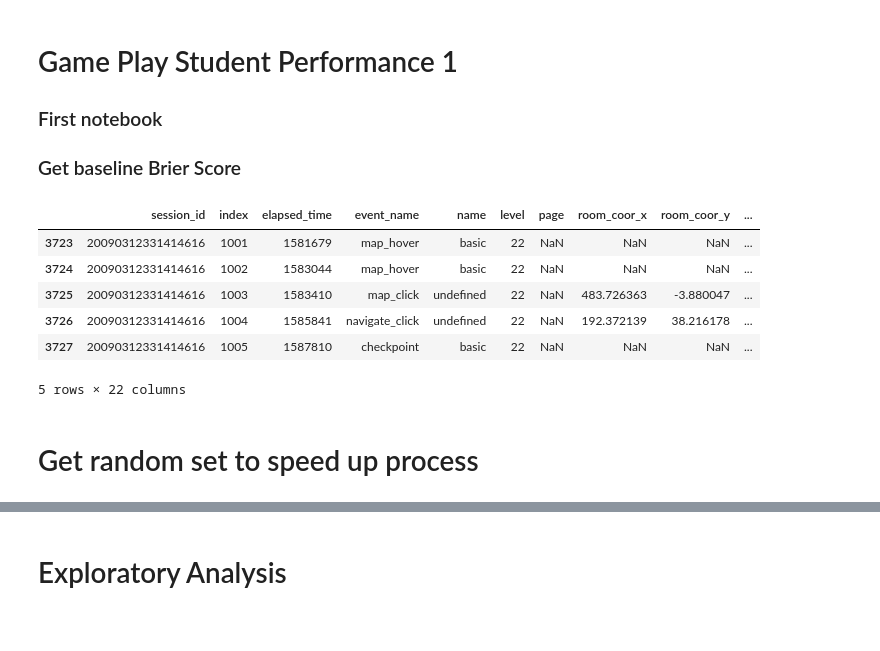
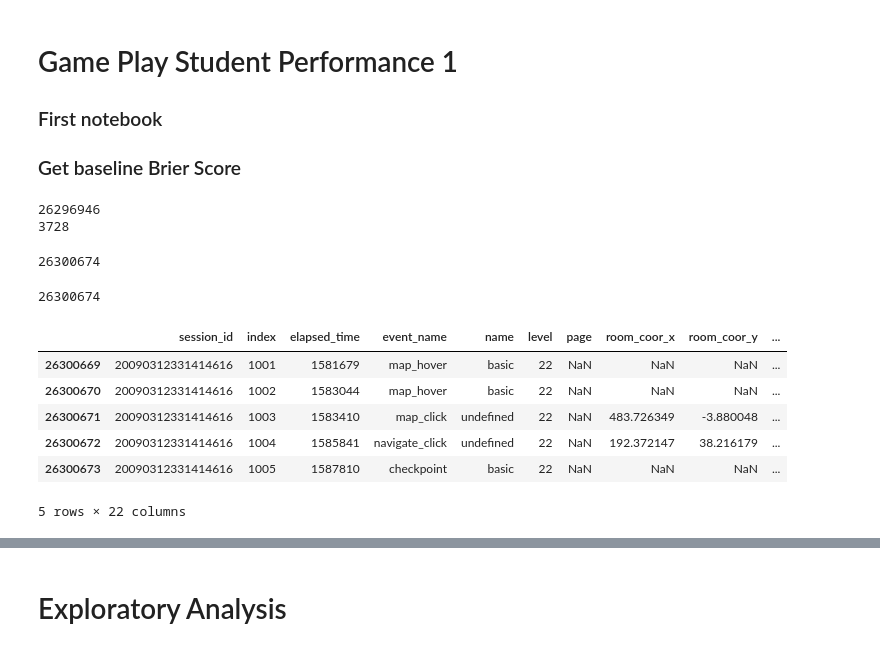
Before and after one commit to derekngoh/kaggle, a Jupyter notebook: predict-student-performance-from-game-play/student_perf1.ipynb, the cells around one changed output, grey strips where cells are left out. Drawn from its saved outputs; the diff is of its cells as text; code cells hidden in the pictures.

```diff
--- a/predict-student-performance-from-game-play/student_perf1.ipynb
+++ b/predict-student-performance-from-game-play/student_perf1.ipynb
@@ -5,22 +5,46 @@
 # %%
 import pandas as pd
 import numpy as np
+# %%
+# Reference: https://www.kaggle.com/competitions/predict-student-performance-from-game-play/discussion/384359
+dtypes={
+    'elapsed_time':np.int32,
+    'name':'category',
+    'level':np.uint8,
+    'room_coor_x':np.float32,
+    'room_coor_y':np.float32,
+    'screen_coor_x':np.float32,
+    'screen_coor_y':np.float32,
+    'hover_duration':np.float32,
+    'fullscreen':np.uint8,
+    'hq':np.uint8,
+    'music':np.uint8,
+    'level_group':'category'}
 # %%
-raw_data_train = pd.read_csv("./student_perf_data_raw/train.csv")
-raw_data_test = pd.read_csv("./student_perf_data_raw/test.csv")
+raw_data_train = pd.read_csv("./student_perf_data_raw/train.csv", dtype=dtypes)
+print(len(raw_data_train))
+raw_data_test = pd.read_csv("./student_perf_data_raw/test.csv", dtype=dtypes)
+print(len(raw_data_test))
+# %% [output]
+26296946
+3728
+# %%
+print(len(raw_data_test)+len(raw_data_train))
+# %% [output]
+26300674
 # %%
 #combine train and test set for feature engineering use later
 raw_data_train['label'] = 'train'
 raw_data_test['label'] = 'test'
-combined_set = pd.concat([raw_data_train, raw_data_test], axis=0)
+combined_set = pd.concat([raw_data_train, raw_data_test], axis=0).reset_index(drop=True)
+print(len(combined_set))
 combined_set.tail()
 # %% [output]
+26300674
 |  | session_id | index | elapsed_time | event_name | name | level | page | room_coor_x | room_coor_y | ... |
-| 3723 | 20090312331414616 | 1001 | 1581679 | map_hover | basic | 22 | NaN | NaN | NaN | ... |
-| 3724 | 20090312331414616 | 1002 | 1583044 | map_hover | basic | 22 | NaN | NaN | NaN | ... |
-| 3725 | 20090312331414616 | 1003 | 1583410 | map_click | undefined | 22 | NaN | 483.726363 | -3.880047 | ... |
-| 3726 | 20090312331414616 | 1004 | 1585841 | navigate_click | undefined | 22 | NaN | 192.372139 | 38.216178 | ... |
-| 3727 | 20090312331414616 | 1005 | 1587810 | checkpoint | basic | 22 | NaN | NaN | NaN | ... |
+| 26300669 | 20090312331414616 | 1001 | 1581679 | map_hover | basic | 22 | NaN | NaN | NaN | ... |
+| 26300670 | 20090312331414616 | 1002 | 1583044 | map_hover | basic | 22 | NaN | NaN | NaN | ... |
+| 26300671 | 20090312331414616 | 1003 | 1583410 | map_click | undefined | 22 | NaN | 483.726349 | -3.880048 | ... |
+| 26300672 | 20090312331414616 | 1004 | 1585841 | navigate_click | undefined | 22 | NaN | 192.372147 | 38.216179 | ... |
+| 26300673 | 20090312331414616 | 1005 | 1587810 | checkpoint | basic | 22 | NaN | NaN | NaN | ... |
-5 rows × 22 columns
+5 rows × 22 columns
-# %% [markdown]
-# Get random set to speed up process
```
Also changed, not shown: parts of 68 cells of this notebook.
